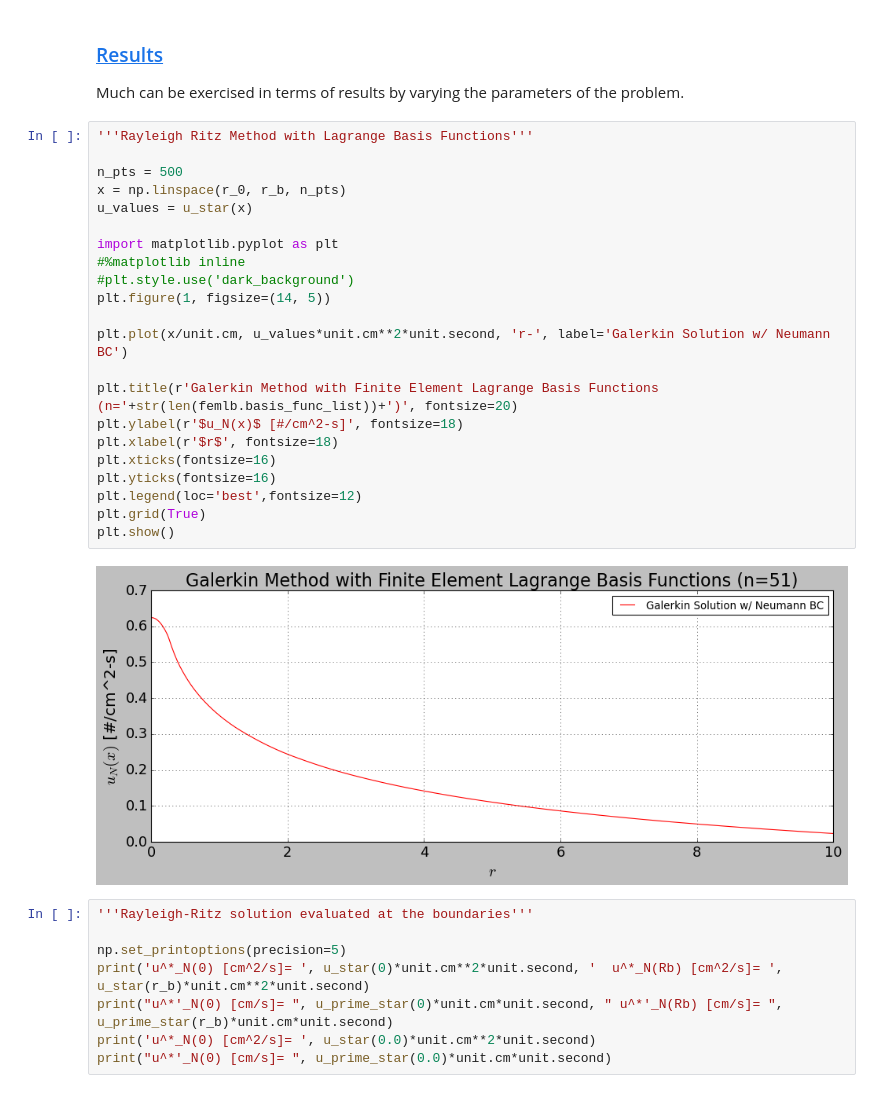
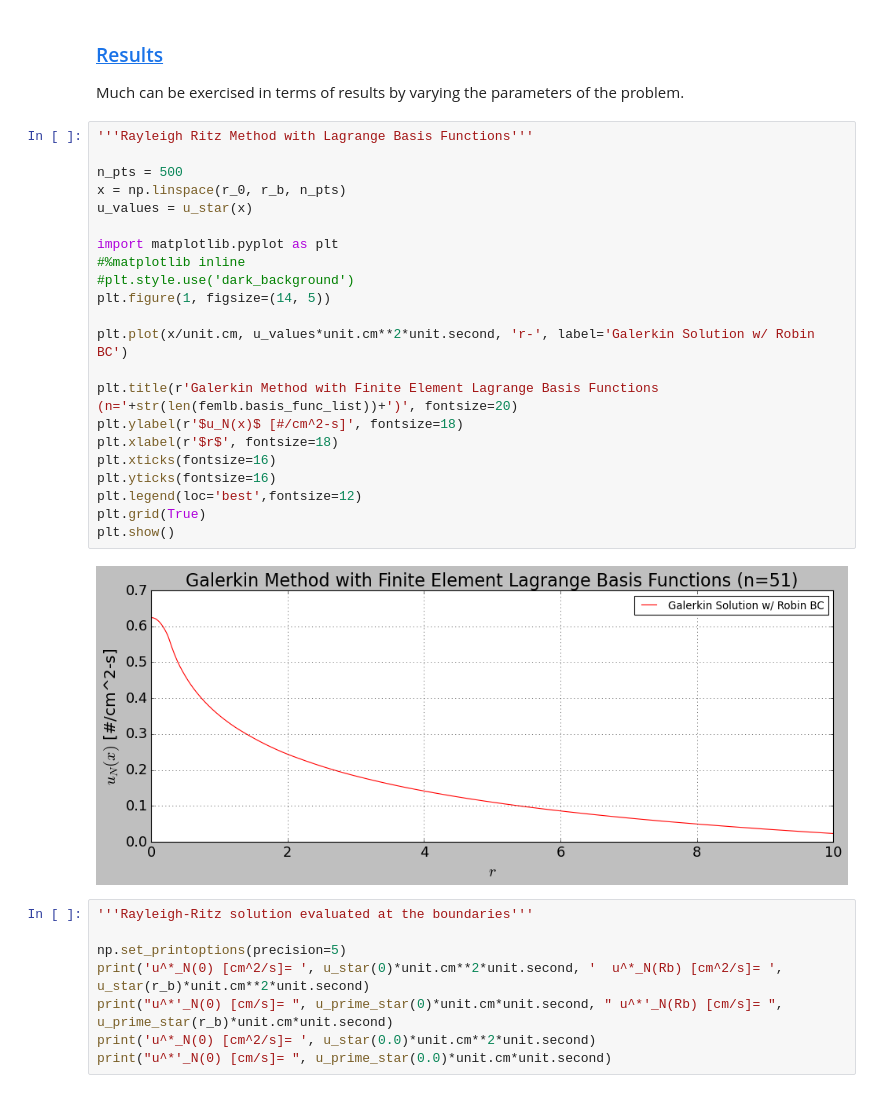
Before and after one commit to dpploy/engy-5050, a Jupyter notebook: notebooks/04-diff-line-source.ipynb, the cells around one changed output. Saved outputs shown, nothing was run; the diff lists cells and outputs as text.

```diff
--- a/notebooks/04-diff-line-source.ipynb
+++ b/notebooks/04-diff-line-source.ipynb
@@ -626,27 +620,27 @@ Much can be exercised in terms of results by varying the parameters of the probl
 # %%
 '''Rayleigh Ritz Method with Lagrange Basis Functions'''
 
 n_pts = 500
 x = np.linspace(r_0, r_b, n_pts)
 u_values = u_star(x)
 
 import matplotlib.pyplot as plt
 #%matplotlib inline
 #plt.style.use('dark_background')
 plt.figure(1, figsize=(14, 5))
 
-plt.plot(x/unit.cm, u_values*unit.cm**2*unit.second, 'r-', label='Galerkin Solution w/ Neumann BC')
+plt.plot(x/unit.cm, u_values*unit.cm**2*unit.second, 'r-', label='Galerkin Solution w/ Robin BC')
 
 plt.title(r'Galerkin Method with Finite Element Lagrange Basis Functions (n='+str(len(femlb.basis_func_list))+')', fontsize=20)
 plt.ylabel(r'$u_N(x)$ [#/cm^2-s]', fontsize=18)
 plt.xlabel(r'$r$', fontsize=18)
 plt.xticks(fontsize=16)
 plt.yticks(fontsize=16)
 plt.legend(loc='best',fontsize=12)
 plt.grid(True)
 plt.show()
 # %% [output]
-[figure, old version]
+[figure, new version]
 # %%
 '''Rayleigh-Ritz solution evaluated at the boundaries'''
 
```
Also changed, not shown: parts of 1 cell of this notebook.
